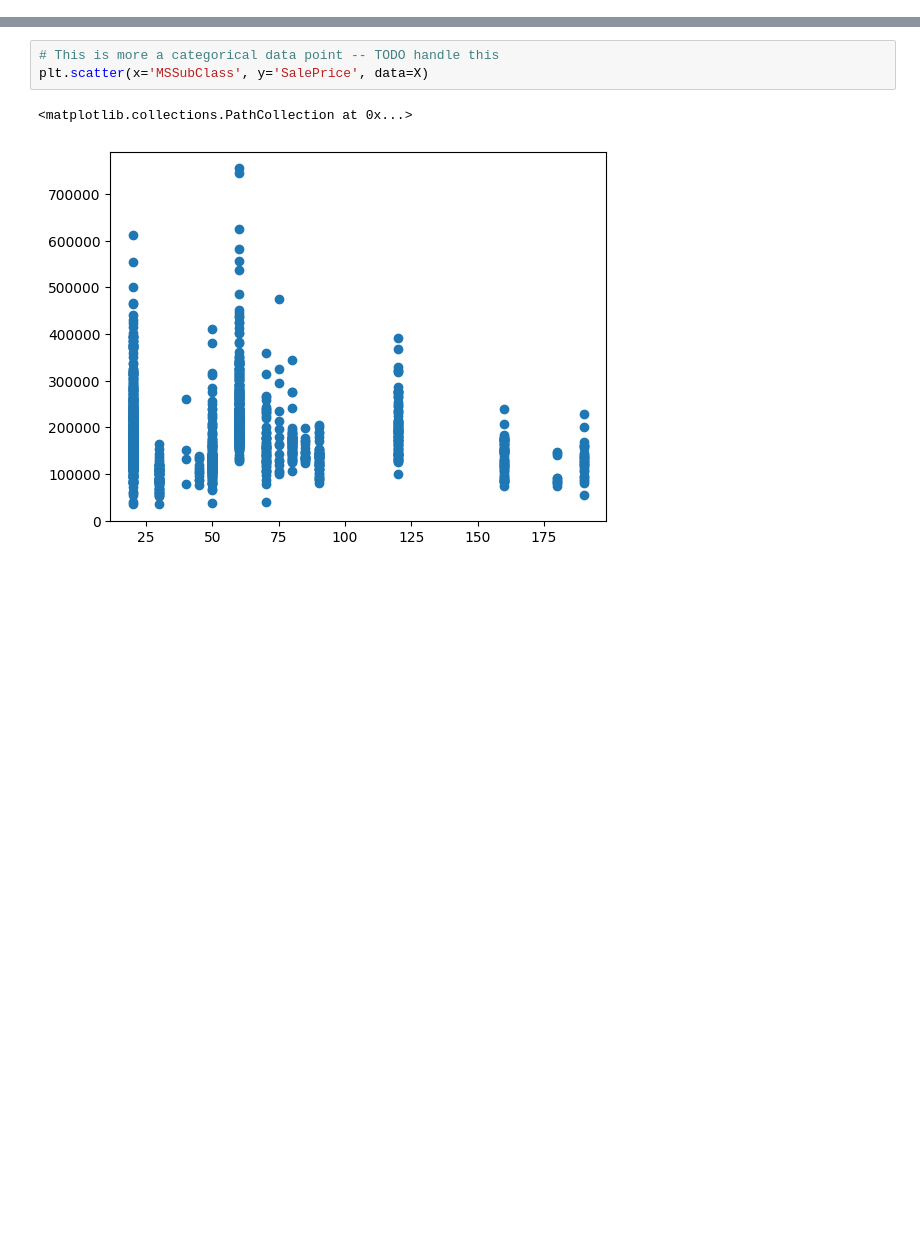
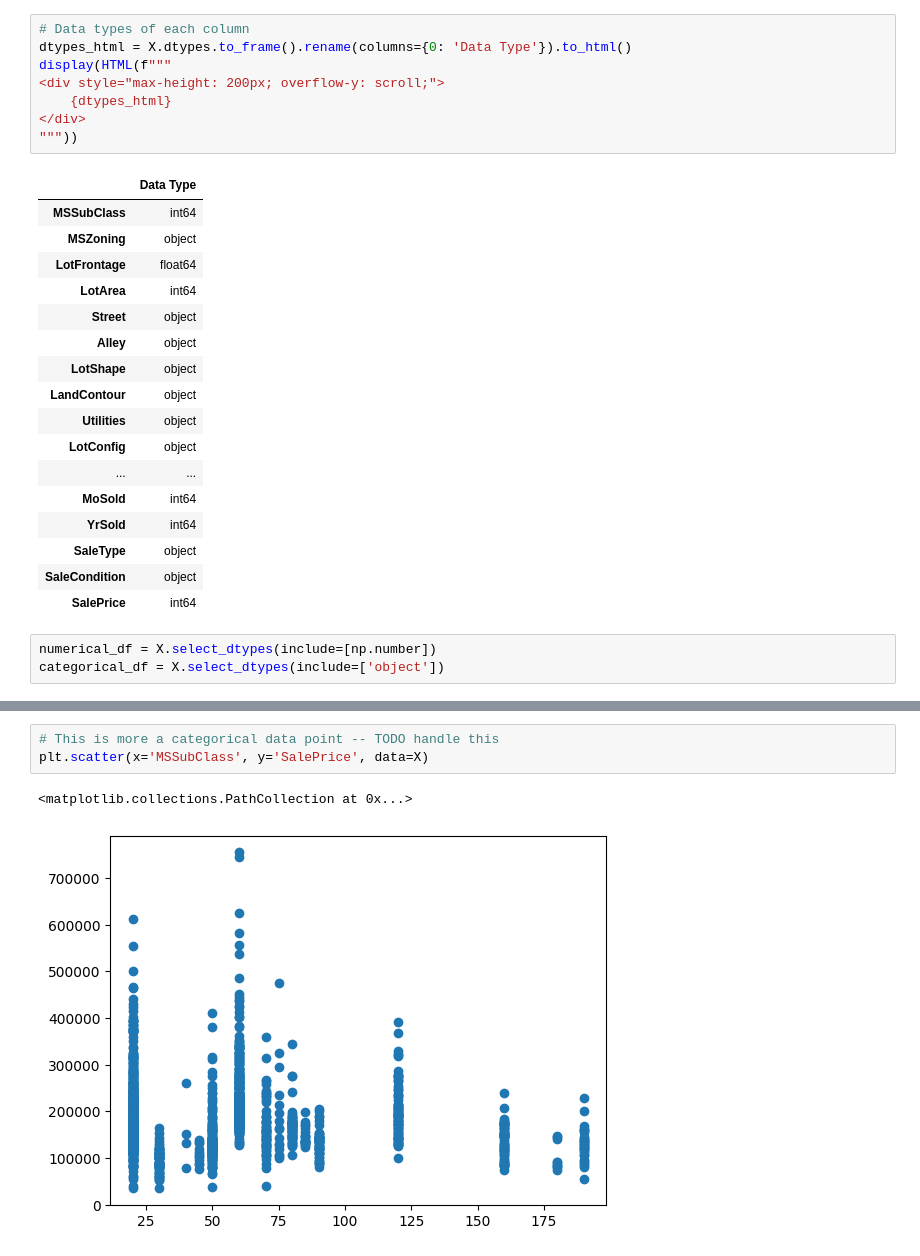
Before and after one commit to krisburke/house-price-prediction-capstone, a Jupyter notebook: notebook/house-price-prediction.ipynb, the cells around one changed output, grey strips where cells are left out. Cells and saved outputs as stored; diff of their text form; blank space fills up the shorter version.

```diff
--- a/notebook/house-price-prediction.ipynb
+++ b/notebook/house-price-prediction.ipynb
@@ -88,0 +57,29 @@ Exploring the data using scatter plots to identify outliers.
+# %%
+# Data types of each column
+dtypes_html = X.dtypes.to_frame().rename(columns={0: 'Data Type'}).to_html()
+display(HTML(f"""
+<div style="max-height: 200px; overflow-y: scroll;">
+    {dtypes_html}
+</div>
+"""))
+# %% [output]
+|  | Data Type |
+| MSSubClass | int64 |
+| MSZoning | object |
+| LotFrontage | float64 |
+| LotArea | int64 |
+| Street | object |
+| Alley | object |
+| LotShape | object |
+| LandContour | object |
+| Utilities | object |
+| LotConfig | object |
+| ... | ... |
+| MoSold | int64 |
+| YrSold | int64 |
+| SaleType | object |
+| SaleCondition | object |
+| SalePrice | int64 |
+# %%
+numerical_df = X.select_dtypes(include=[np.number])
+categorical_df = X.select_dtypes(include=['object'])
```
Also changed, not shown: parts of 17 cells of this notebook, 2 other files.
